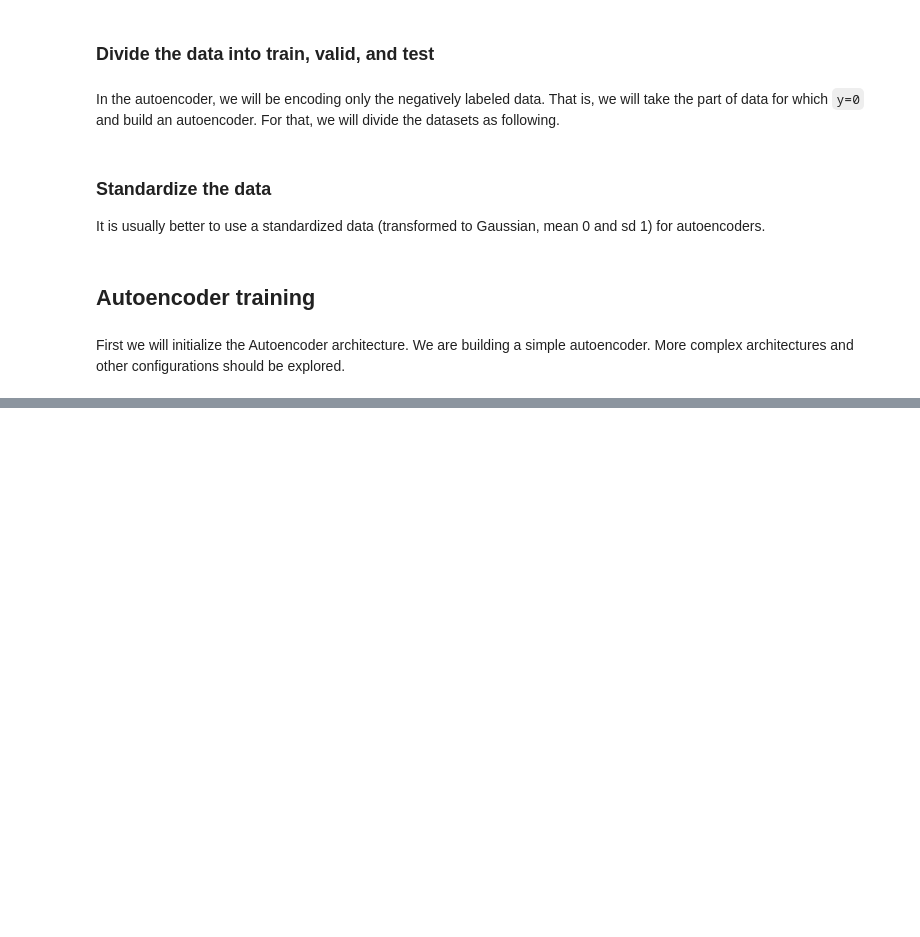
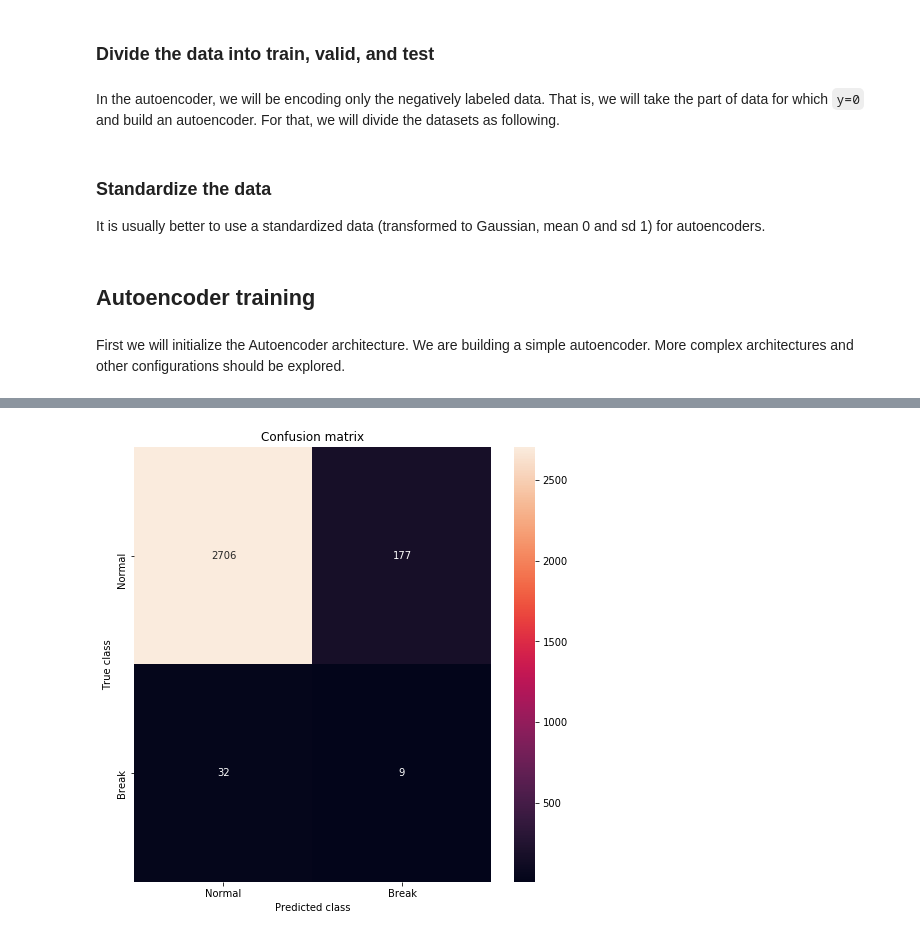
Before and after one commit to cran2367/autoencoder_classifier, a Jupyter notebook: autoencoder_classifier.ipynb, the cells around one changed output, grey strips where cells are left out. Cells and saved outputs as stored; diff of their text form; code cells hidden in the pictures; blank space fills up the shorter version.

```diff
--- a/autoencoder_classifier.ipynb
+++ b/autoencoder_classifier.ipynb
@@ -194,3 +263,14 @@ error_df.describe()
+# %%
+conf_matrix = confusion_matrix(error_df.True_class, pred_y)
+
+plt.figure(figsize=(8, 8))
+sns.heatmap(conf_matrix, xticklabels=LABELS, yticklabels=LABELS, annot=True, fmt="d");
+plt.title("Confusion matrix")
+plt.ylabel('True class')
+plt.xlabel('Predicted class')
+plt.show()
+# %% [output]
+[figure, added]
 # %%
 false_pos_rate, true_pos_rate, thresholds = roc_curve(error_df.True_class, error_df.Reconstruction_error)
 roc_auc = auc(false_pos_rate, true_pos_rate,)
```
Also changed, not shown: parts of 17 cells of this notebook, 1 other file.
